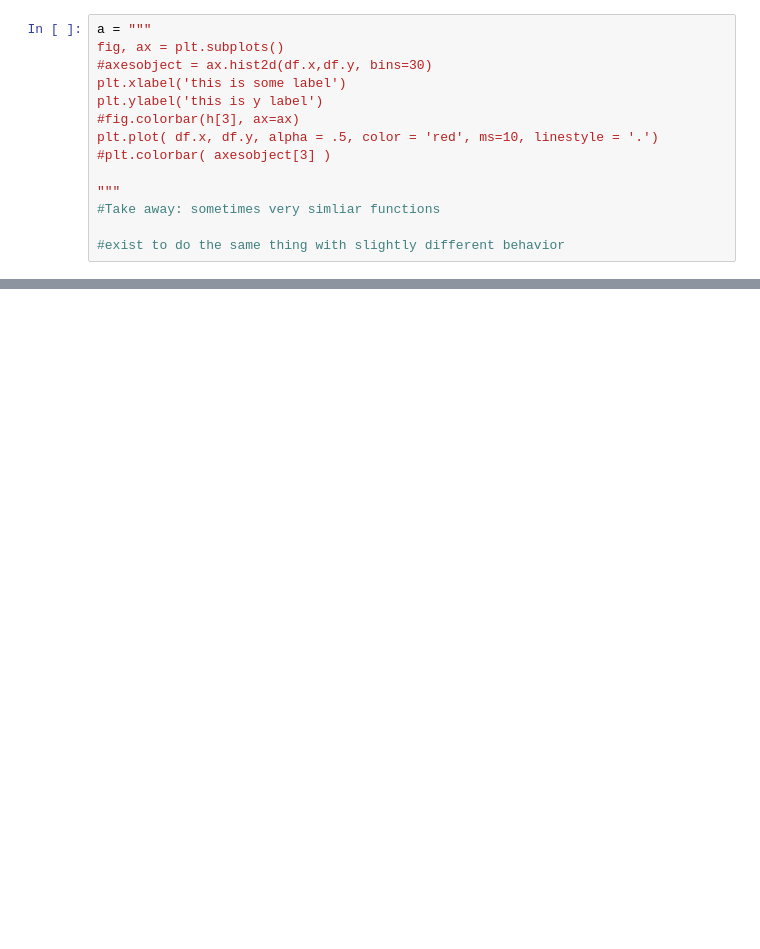
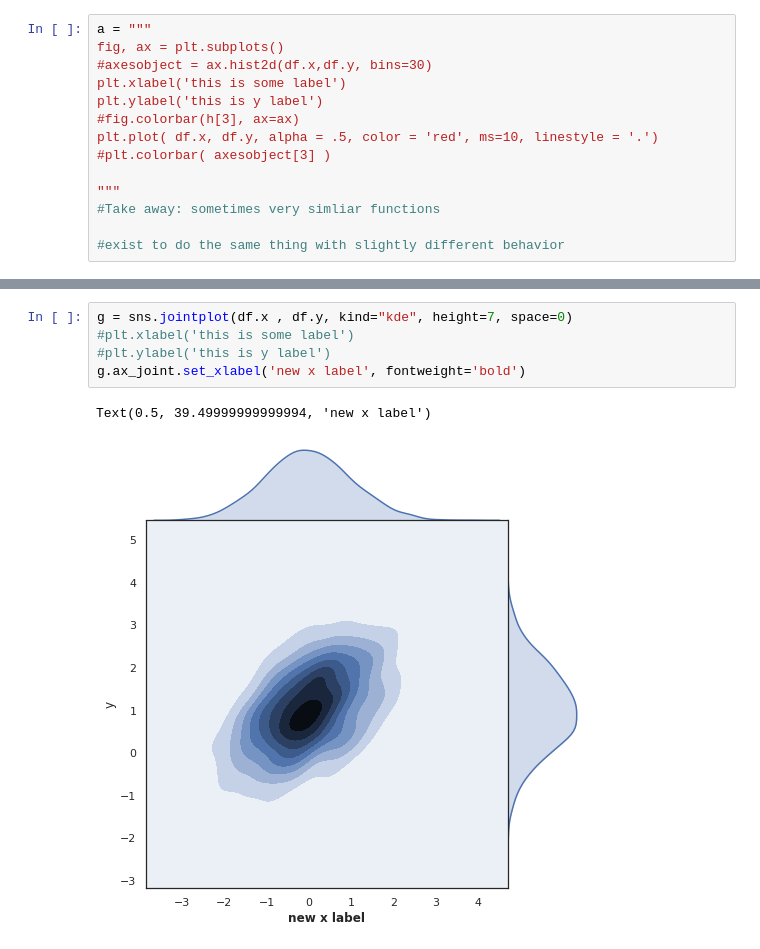
Before and after one commit to douglasquincyadams/STEM_Python_Course, a Jupyter notebook: 01_Week1/Plotting_Notebook_For_Colormaps.ipynb, the cells around one changed output, grey strips where cells are left out. Saved outputs shown, nothing was run; the diff lists cells and outputs as text; blank space fills up the shorter version.

```diff
--- a/01_Week1/Plotting_Notebook_For_Colormaps.ipynb
+++ b/01_Week1/Plotting_Notebook_For_Colormaps.ipynb
@@ -111,0 +118,8 @@ plt.colorbar( axesobject[3] )
+# %%
+g = sns.jointplot(df.x , df.y, kind="kde", height=7, space=0)
+#plt.xlabel('this is some label')
+#plt.ylabel('this is y label')
+g.ax_joint.set_xlabel('new x label', fontweight='bold')
+# %% [output]
+Text(0.5, 39.49999999999994, 'new x label')
+[figure, added]
```
Also changed, not shown: parts of 10 cells of this notebook.
